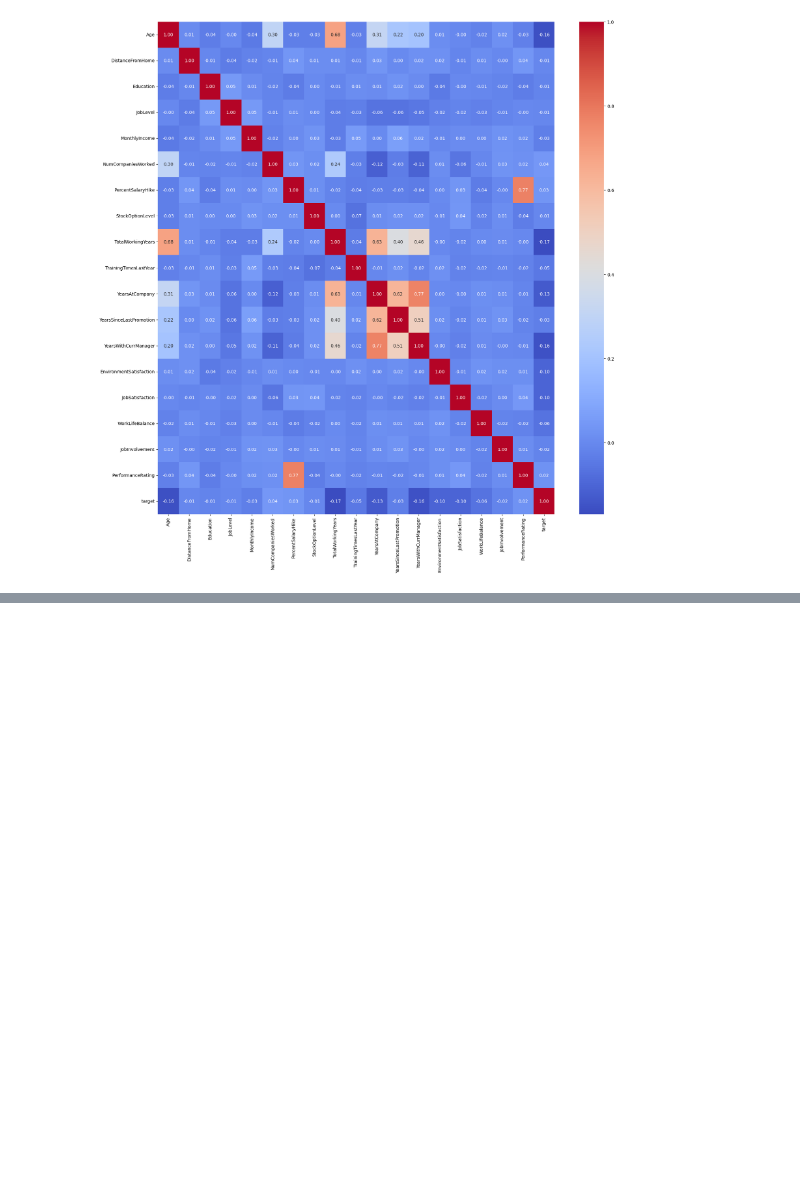
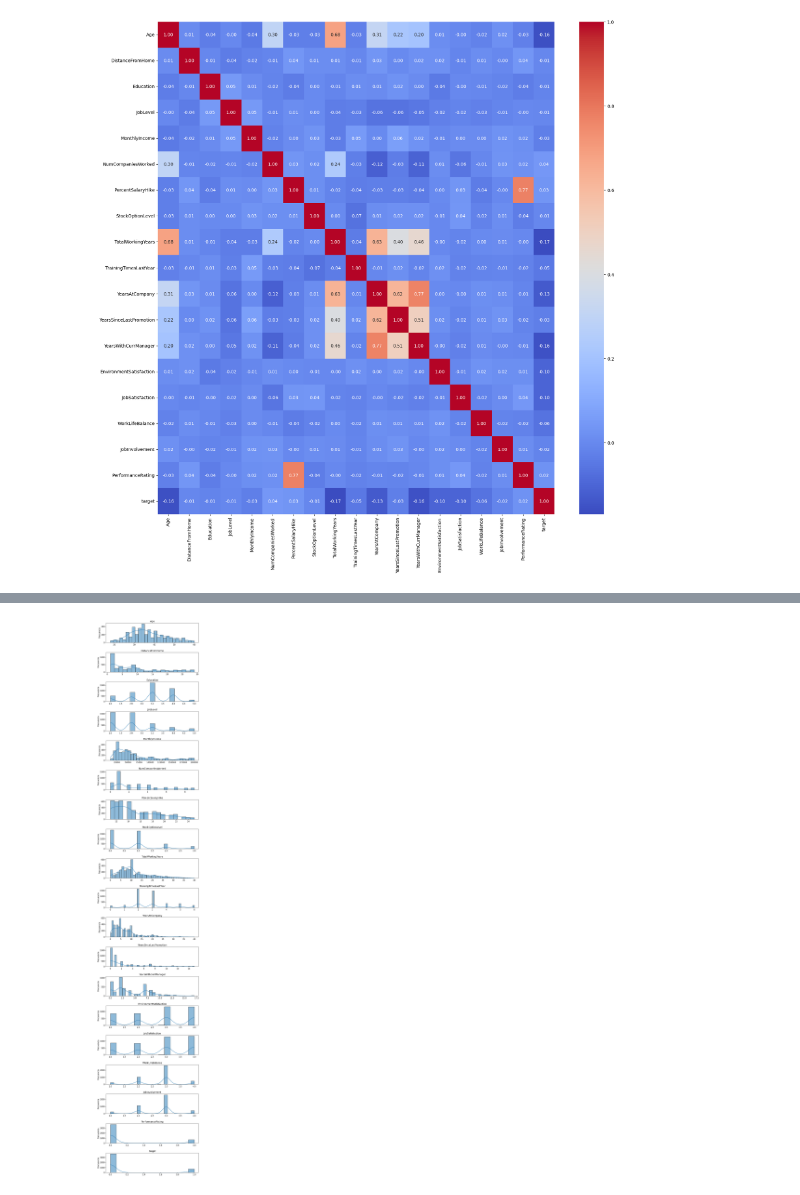
Before and after one commit to diegosaaval/human-resources, a Jupyter notebook: 2_data_exploration.ipynb, the cells around one changed output, grey strips where cells are left out. Saved outputs shown, nothing was run; the diff lists cells and outputs as text; code cells hidden in the pictures; blank space fills up the shorter version.

```diff
--- a/2_data_exploration.ipynb
+++ b/2_data_exploration.ipynb
@@ -28,0 +112,18 @@ plt.show()
+# %%
+numericas = ['Age','DistanceFromHome','Education','JobLevel','MonthlyIncome','NumCompaniesWorked','PercentSalaryHike','StockOptionLevel','TotalWorkingYears','TrainingTimesLastYear',
+             'YearsAtCompany','YearsSinceLastPromotion','YearsWithCurrManager','EnvironmentSatisfaction','JobSatisfaction','WorkLifeBalance','JobInvolvement','PerformanceRating',
+             'target']
+
+fig, ax = plt.subplots(nrows=len(numericas), ncols=1, figsize=(10, 60))
+fig.subplots_adjust(hspace=0.5)
+
+for i, column in enumerate(numericas):
+    sns.histplot(x=column, data=df, ax=ax[i], kde=True)
+    ax[i].set_title(column, fontsize=14)
+    ax[i].set_xlabel('')
+    ax[i].set_ylabel('Frecuencia', fontsize=12)
+    ax[i].tick_params(axis='both', labelsize=12)
+
+plt.show()
+# %% [output]
+[figure, added]
```
Also changed, not shown: parts of 6 cells of this notebook.
